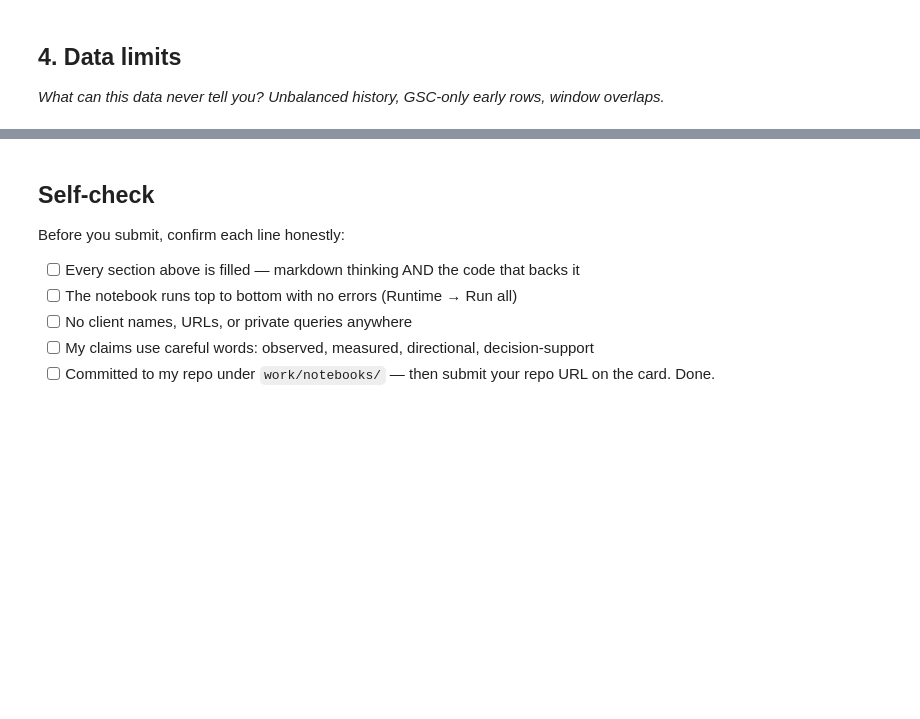
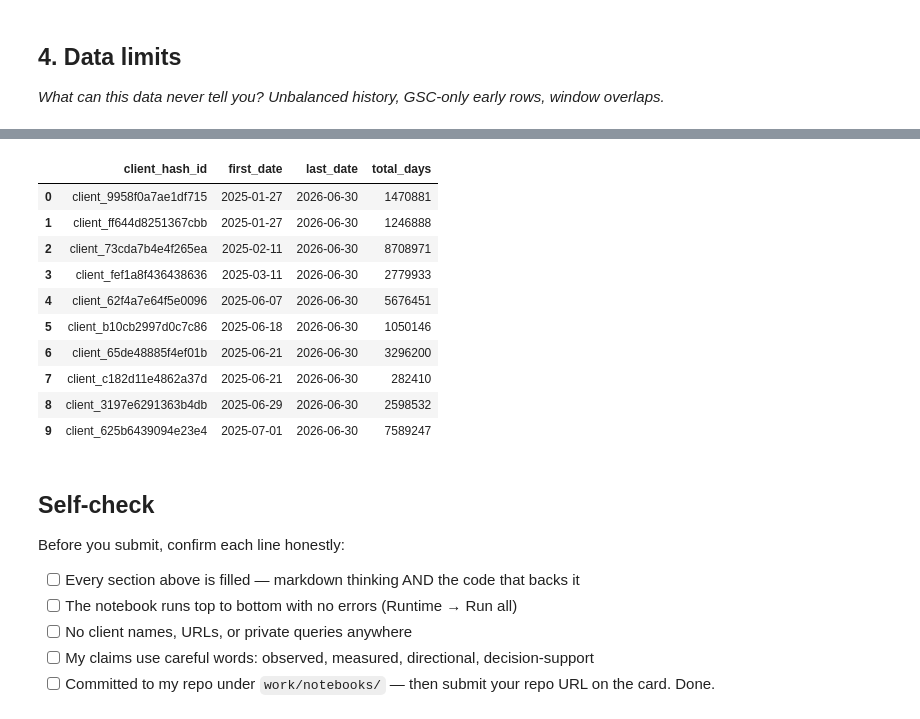
Before and after one commit to kaifahmad236/flyrank-ml-internship, a Jupyter notebook: work/notebooks/w03_data_contract.ipynb, the cells around one changed output, grey strips where cells are left out. Drawn from its saved outputs; the diff is of its cells as text; code cells hidden in the pictures; blank space fills up the shorter version.

Commit message:
ML-04 Executed

```diff
--- a/work/notebooks/w03_data_contract.ipynb
+++ b/work/notebooks/w03_data_contract.ipynb
@@ -12,0 +21,23 @@ This skeleton is yours to fill. Work the sections **in order** — each one has
+# %%
+import duckdb
+from google.colab import userdata
+
+HF_TOKEN = userdata.get("HF_TOKEN")
+
+con = duckdb.connect()
+
+con.execute(
+    f"CREATE OR REPLACE SECRET hf (TYPE huggingface, TOKEN '{HF_TOKEN}')"
+)
+
+REL = "hf://datasets/FlyRank/internship-warehouse"
+
+TABLES = {
+    "dim_clients": f"read_parquet('{REL}/dim_clients.parquet')",
+    "dim_content": f"read_parquet('{REL}/dim_content.parquet')",
+    "fact_daily": f"read_parquet('{REL}/fact_content_daily_performance/**/*.parquet')",
+    "fact_daily_sample": f"read_parquet('{REL}/fact_content_daily_performance_sample.parquet')",
+    "fact_query_90d": f"read_parquet('{REL}/fact_content_query_90d.parquet')"
+}
+
+print("Warehouse connected successfully!")
@@ -34,6 +244,33 @@ This skeleton is yours to fill. Work the sections **in order** — each one has
 # %%
 # This cell is for CODE (numbers, a query, a check).
 # Write your text answer in the cell ABOVE this one — typing sentences here breaks Run All.
+# Check client history ranges
+
+history = con.sql(f"""
+SELECT
+    client_hash_id,
+    MIN(report_date) AS first_date,
+    MAX(report_date) AS last_date,
+    COUNT(*) AS total_days
+FROM {TABLES['fact_daily']}
+GROUP BY client_hash_id
+ORDER BY first_date
+LIMIT 10
+""").df()
+
+history
+# %% [output]
+|  | client_hash_id | first_date | last_date | total_days |
+| 0 | client_9958f0a7ae1df715 | 2025-01-27 | 2026-06-30 | 1470881 |
+| 1 | client_ff644d8251367cbb | 2025-01-27 | 2026-06-30 | 1246888 |
+| 2 | client_73cda7b4e4f265ea | 2025-02-11 | 2026-06-30 | 8708971 |
+| 3 | client_fef1a8f436438636 | 2025-03-11 | 2026-06-30 | 2779933 |
+| 4 | client_62f4a7e64f5e0096 | 2025-06-07 | 2026-06-30 | 5676451 |
+| 5 | client_b10cb2997d0c7c86 | 2025-06-18 | 2026-06-30 | 1050146 |
+| 6 | client_65de48885f4ef01b | 2025-06-21 | 2026-06-30 | 3296200 |
+| 7 | client_c182d11e4862a37d | 2025-06-21 | 2026-06-30 | 282410 |
+| 8 | client_3197e6291363b4db | 2025-06-29 | 2026-06-30 | 2598532 |
+| 9 | client_625b6439094e23e4 | 2025-07-01 | 2026-06-30 | 7589247 |
 # %% [markdown]
 ## Self-check
 
```
Also changed, not shown: parts of 10 cells of this notebook.
